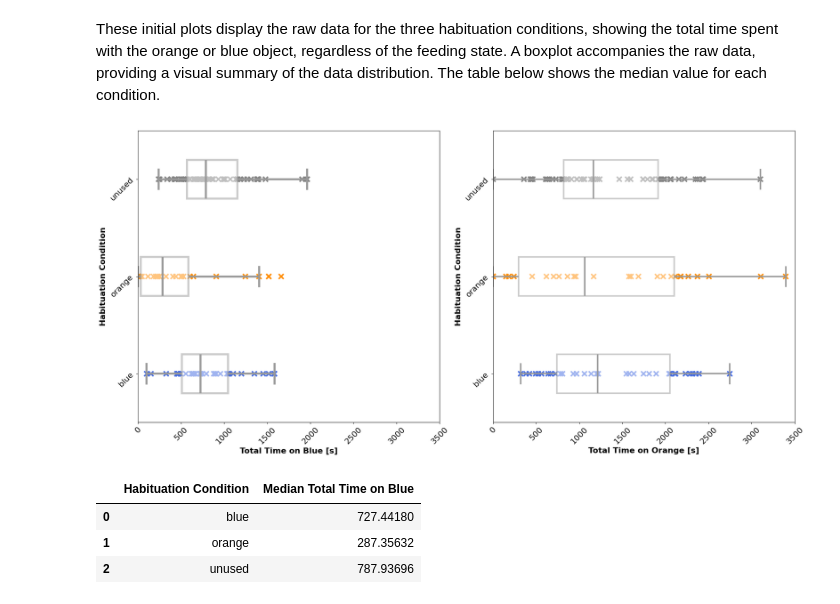
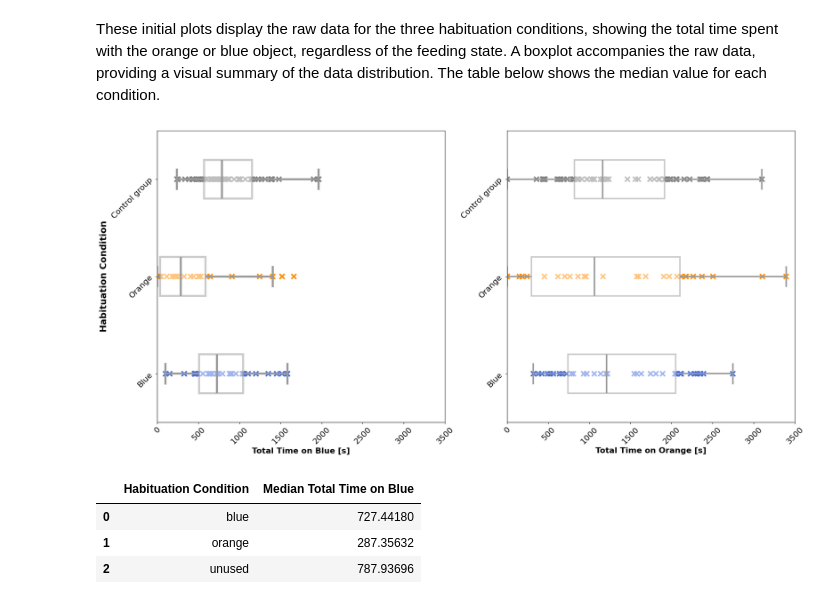
Before and after one commit to NeLy-EPFL/object_preference, a Jupyter notebook: graphs.ipynb, the cells around one changed output. Saved outputs shown, nothing was run; the diff lists cells and outputs as text; code cells hidden in the pictures.

```diff
--- a/graphs.ipynb
+++ b/graphs.ipynb
@@ -12,35 +11,41 @@ These initial plots display the raw data for the three habituation conditions, s
 # %%
 # Define the color mapping
 color_dict = {'orange': 'darkorange', 'blue': 'royalblue', 'unused': 'gray'}
 
 # Create a figure with two subplots (one row, two columns)
 fig, axs = plt.subplots(1, 2, figsize=(20, 10))
 
 # Add a title to the figure
 #fig.suptitle('Total time on food-objects under different habituation conditions', fontsize=18, weight='bold')
 
 # Plot the scatterplot and boxplot for 'tot_time_blue' on the first subplot
 sns.scatterplot(data=df, x='tot_time_blue', y='habituation_cond', hue='habituation_cond', palette=color_dict, legend=False, marker='x', linewidth=3, s=100, ax=axs[0])
 sns.boxplot(data=df, x='tot_time_blue', y='habituation_cond', color='white', linewidth=4, fliersize=0, boxprops=dict(alpha=0.5), width=0.4, ax=axs[0])
 axs[0].set_xlabel('Total Time on Blue [s]', fontsize=16, weight='bold')
-axs[0].set_ylabel('Habituation Condition', fontsize=16, weight='bold')
+axs[0].set_ylabel('Habituation Condition', fontsize=18, weight='bold')
 axs[0].set_xlim([0, 3500])
 axs[0].tick_params(axis='both', labelsize=16, rotation=45)
+axs[0].set_yticks([0, 1, 2])
+axs[0].set_yticklabels(['Control group', 'Orange', 'Blue'])
 
 # Plot the scatterplot and boxplot for 'tot_time_orange' on the second subplot
 sns.scatterplot(data=df, x='tot_time_oran', y='habituation_cond', hue='habituation_cond', palette=color_dict, legend=False, marker='x',linewidth=3, s=100, ax=axs[1])
 sns.boxplot(data=df, x='tot_time_oran', y='habituation_cond', color='white', linewidth=3, fliersize=0, boxprops=dict(alpha=0.5), width=0.4, ax=axs[1])
 axs[1].set_xlabel('Total Time on Orange [s]', fontsize=16, weight='bold')
-axs[1].set_ylabel('Habituation Condition', fontsize=16, weight='bold')
+axs[1].set_ylabel('Habituation Condition', fontsize=18, weight='bold')
 axs[1].set_xlim([0, 3500])
 axs[1].tick_params(axis='both', labelsize=16, rotation=45)
+axs[1].set_yticks([0, 1, 2])
+axs[1].set_yticklabels(['Control group', 'Orange', 'Blue'])
+axs[1].set_ylabel('')
+
 
 # Show the plot
 plt.tight_layout()
 plt.subplots_adjust(top=0.92)  # Adjust the top padding to make room for the title
 plt.show()
 # %% [output]
-[figure, old version]
+[figure, new version]
 # %%
 # Calculate the median of 'tot_time_blue' for each 'habituation_cond'
 medians = df.groupby('habituation_cond')['tot_time_blue'].median()
```
Also changed, not shown: parts of 5 cells of this notebook.
